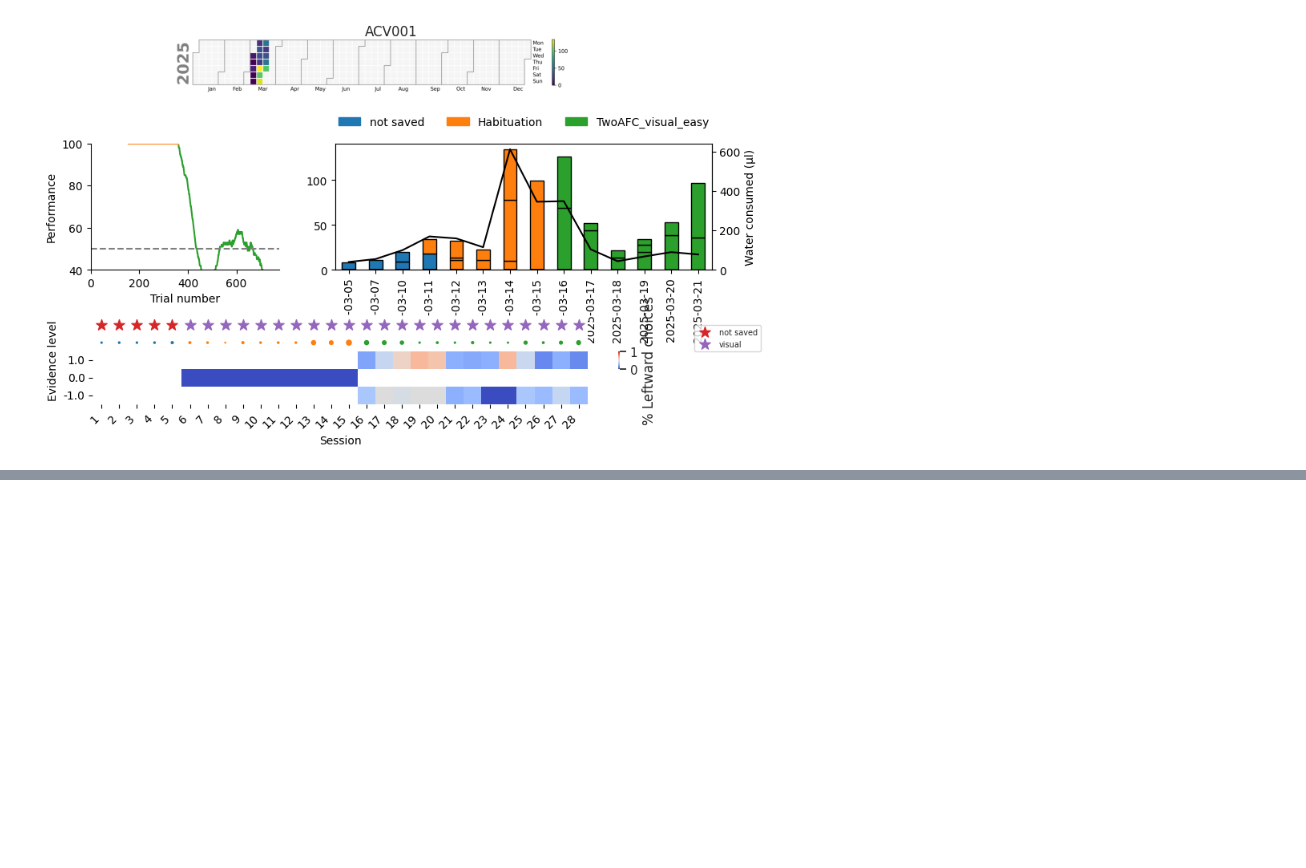
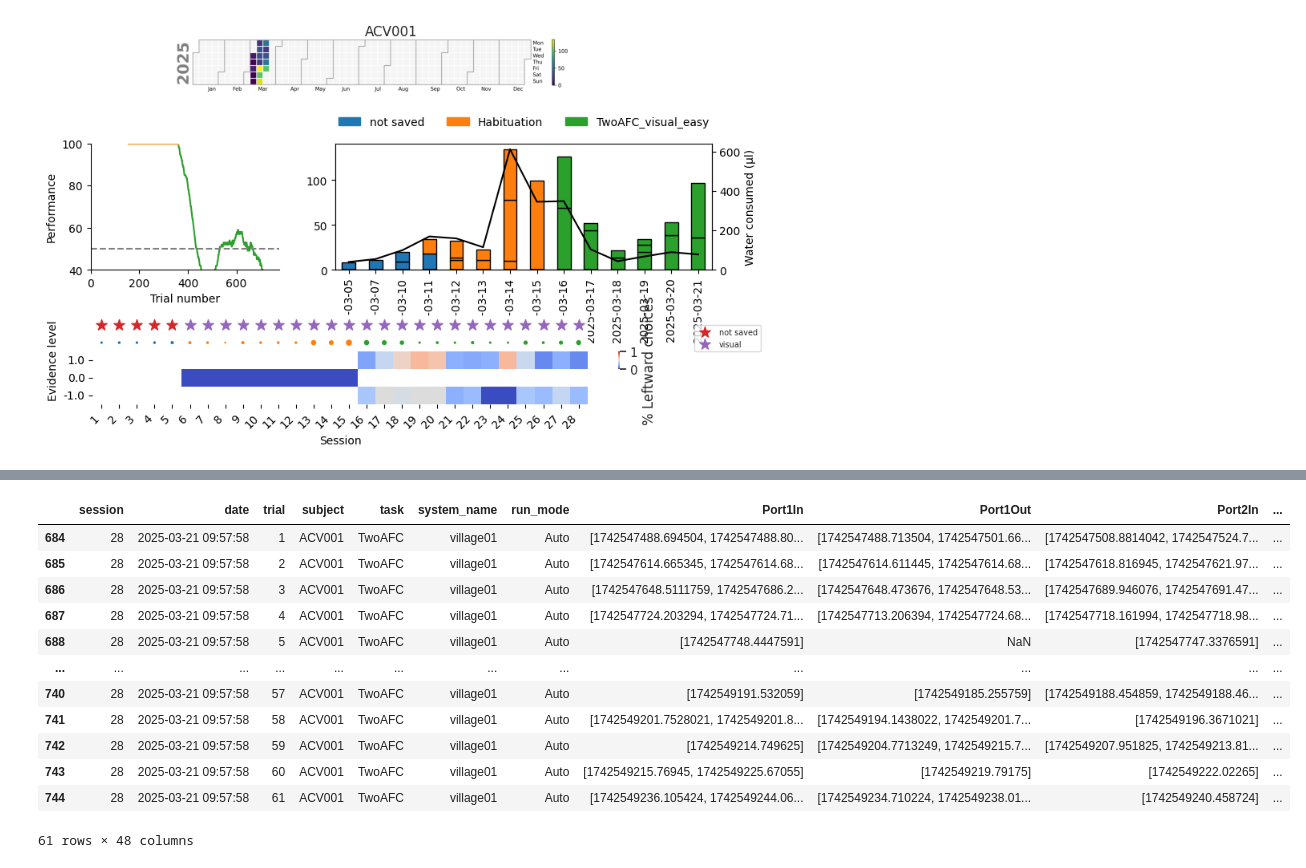
Before and after one commit to LearningCircuitsLab/lecilab-behavior-analysis, a Jupyter notebook: lecilab_behavior_analysis/plot_testing.ipynb, the cells around one changed output, grey strips where cells are left out. Drawn from its saved outputs; the diff is of its cells as text; code cells hidden in the pictures; blank space fills up the shorter version.

```diff
--- a/lecilab_behavior_analysis/plot_testing.ipynb
+++ b/lecilab_behavior_analysis/plot_testing.ipynb
@@ -57,7 +60,21 @@ fig = session_summary_figure(sdf, mouse, perf_window=15, width=10, height=5)
 # %%
 from lecilab_behavior_analysis.plots import plot_time_between_trials_and_reaction_time
-from lecilab_behavior_analysis.df_transforms import calculate_time_between_trials_and_rection_time
-session = 20
-df = calculate_time_between_trials_and_rection_time(df)
-sdf = df[df["session"] == session].copy()
-fig = plot_time_between_trials_and_reaction_time(sdf)
+from lecilab_behavior_analysis.df_transforms import calculate_time_between_trials_and_reaction_time
+session = 28
+sdf = df[df["session"] == session]
+ssdf = calculate_time_between_trials_and_reaction_time(sdf)
+ssdf
+# %% [output]
+|  | session | date | trial | subject | task | system_name | run_mode | Port1In | Port1Out | Port2In | ... |
+| 684 | 28 | 2025-03-21 09:57:58 | 1 | ACV001 | TwoAFC | village01 | Auto | [1742547488.694504, 1742547488.80... | [1742547488.713504, 1742547501.66... | [1742547508.8814042, 1742547524.7... | ... |
+| 685 | 28 | 2025-03-21 09:57:58 | 2 | ACV001 | TwoAFC | village01 | Auto | [1742547614.665345, 1742547614.68... | [1742547614.611445, 1742547614.68... | [1742547618.816945, 1742547621.97... | ... |
+| 686 | 28 | 2025-03-21 09:57:58 | 3 | ACV001 | TwoAFC | village01 | Auto | [1742547648.5111759, 1742547686.2... | [1742547648.473676, 1742547648.53... | [1742547689.946076, 1742547691.47... | ... |
+| 687 | 28 | 2025-03-21 09:57:58 | 4 | ACV001 | TwoAFC | village01 | Auto | [1742547724.203294, 1742547724.71... | [1742547713.206394, 1742547724.68... | [1742547718.161994, 1742547718.98... | ... |
+| 688 | 28 | 2025-03-21 09:57:58 | 5 | ACV001 | TwoAFC | village01 | Auto | [1742547748.4447591] | NaN | [1742547747.3376591] | ... |
+| ... | ... | ... | ... | ... | ... | ... | ... | ... | ... | ... | ... |
+| 740 | 28 | 2025-03-21 09:57:58 | 57 | ACV001 | TwoAFC | village01 | Auto | [1742549191.532059] | [1742549185.255759] | [1742549188.454859, 1742549188.46... | ... |
+| 741 | 28 | 2025-03-21 09:57:58 | 58 | ACV001 | TwoAFC | village01 | Auto | [1742549201.7528021, 1742549201.8... | [1742549194.1438022, 1742549201.7... | [1742549196.3671021] | ... |
+| 742 | 28 | 2025-03-21 09:57:58 | 59 | ACV001 | TwoAFC | village01 | Auto | [1742549214.749625] | [1742549204.7713249, 1742549215.7... | [1742549207.951825, 1742549213.81... | ... |
+| 743 | 28 | 2025-03-21 09:57:58 | 60 | ACV001 | TwoAFC | village01 | Auto | [1742549215.76945, 1742549225.67055] | [1742549219.79175] | [1742549222.02265] | ... |
+| 744 | 28 | 2025-03-21 09:57:58 | 61 | ACV001 | TwoAFC | village01 | Auto | [1742549236.105424, 1742549244.06... | [1742549234.710224, 1742549238.01... | [1742549240.458724] | ... |
+61 rows × 48 columns
```
Also changed, not shown: parts of 3 cells of this notebook, 3 other files.
